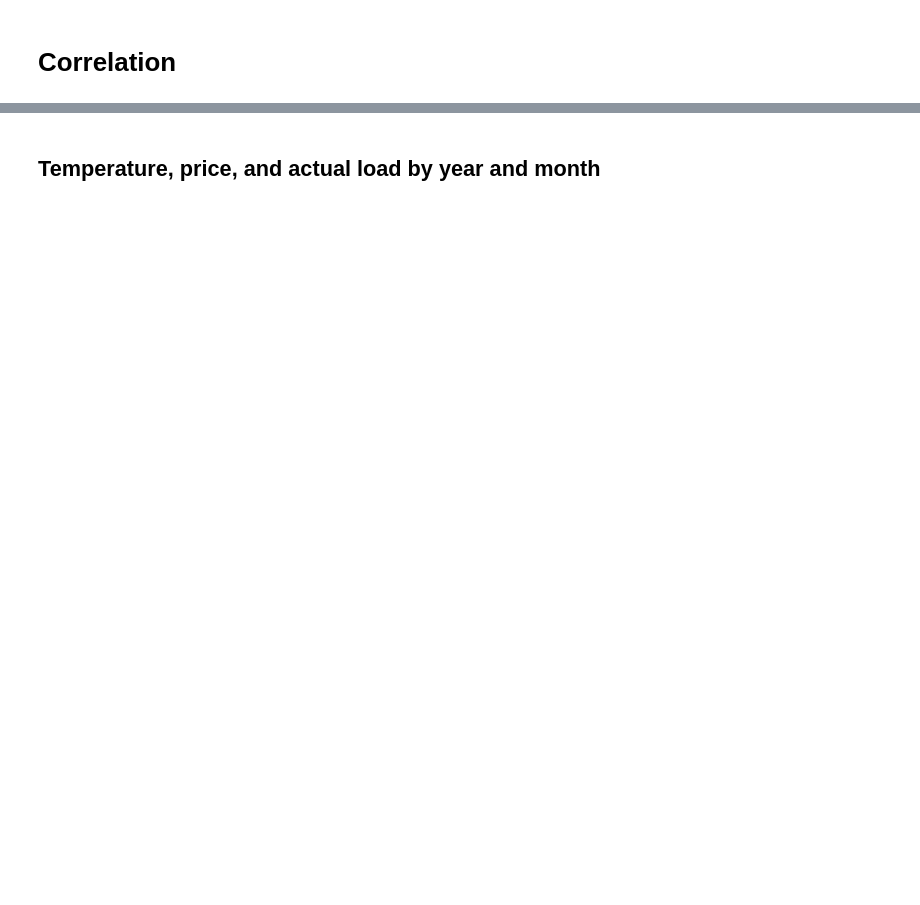
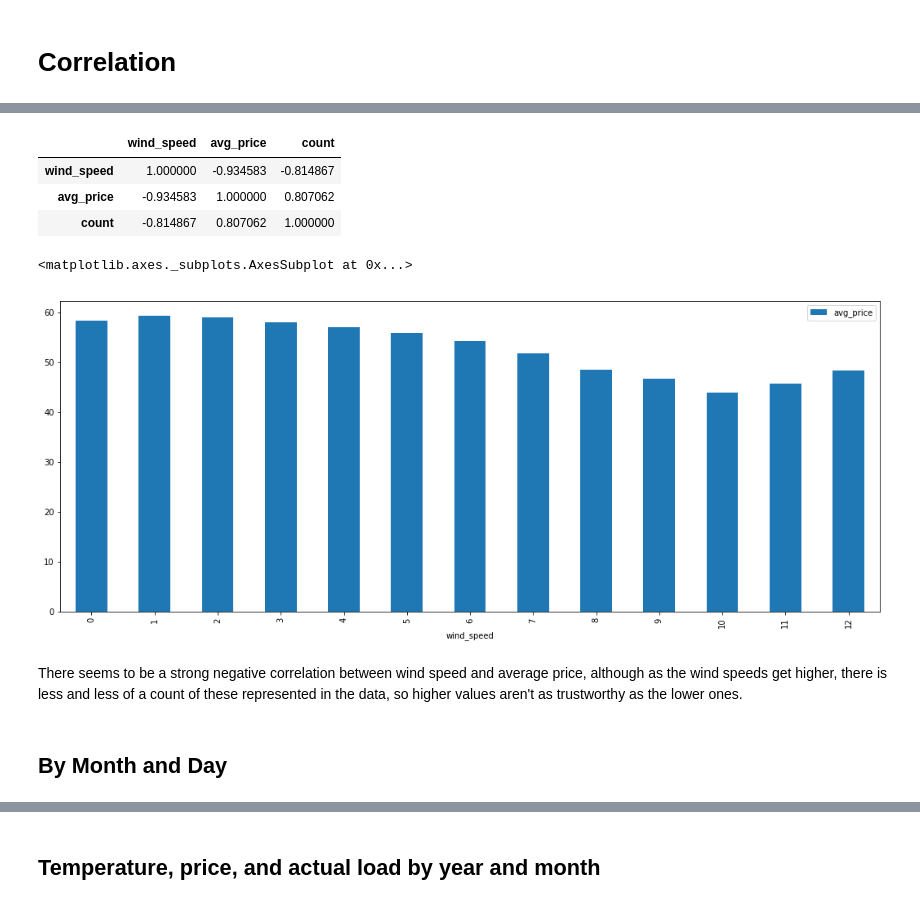
Before and after one commit to smgbx/Energy_Demand_Analysis, a Jupyter notebook: Spark/490 Project - Python DataFrames.ipynb, the cells around one changed output, grey strips where cells are left out. Drawn from its saved outputs; the diff is of its cells as text; code cells hidden in the pictures; blank space fills up the shorter version.

```diff
--- a/Spark/490 Project - Python DataFrames.ipynb
+++ b/Spark/490 Project - Python DataFrames.ipynb
@@ -161,0 +137,8 @@ def correlation_matrix(df, corr_columns, method='pearson'):
+# %%
+test_agg = joined_df.groupBy("wind_speed")\
+    .agg({"time" : "count", "price_actual" : "avg"})\
+    .withColumnRenamed('count(time)', 'count')\
+    .withColumnRenamed('avg(price_actual)', 'avg_price')\
+    .filter("count > 100")\
+    .sort("wind_speed")
+test_agg.show(100, False)
@@ -161,0 +163,19 @@ def correlation_matrix(df, corr_columns, method='pearson'):
+# %%
+correlation_matrix(test_agg, test_agg.columns)
+# %% [output]
+|  | wind_speed | avg_price | count |
+| wind_speed | 1.000000 | -0.934583 | -0.814867 |
+| avg_price | -0.934583 | 1.000000 | 0.807062 |
+| count | -0.814867 | 0.807062 | 1.000000 |
+# %%
+graph_df = test_agg.select('*').toPandas()
+plt.rcParams["figure.figsize"] = 18,7
+graph_df.plot.bar(x='wind_speed',
+                  y='avg_price')
+# %% [output]
+<matplotlib.axes._subplots.AxesSubplot at 0x...>
+[figure, added]
+# %% [markdown]
+There seems to be a strong negative correlation between wind speed and average price, although as the wind speeds get higher, there is less and less of a count of these represented in the data, so higher values aren't as trustworthy as the lower ones.
+# %% [markdown]
+## By Month and Day
```
Also changed, not shown: parts of 45 cells of this notebook, 1 other file.
